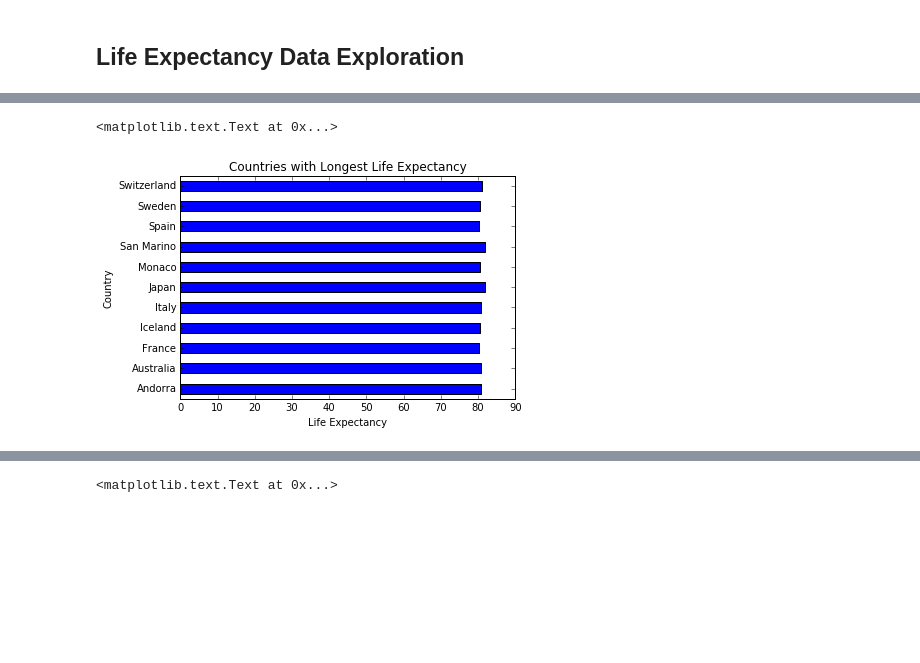
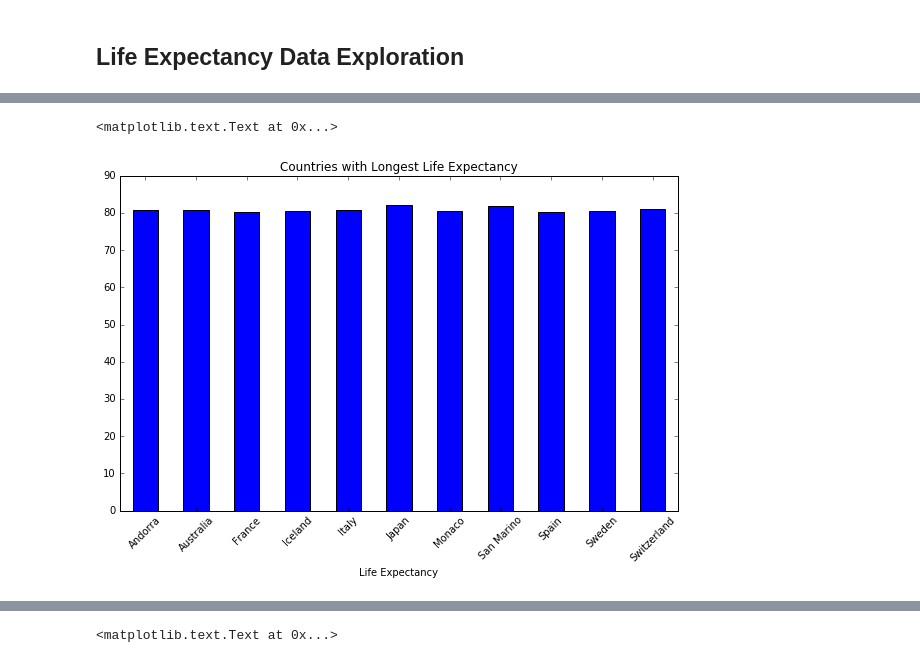
Before and after one commit to brychung/hello-world, a Jupyter notebook: AndreaDominicSarah/project/Lab Notebook SK AP DD.ipynb, the cells around one changed output, grey strips where cells are left out. Saved outputs shown, nothing was run; the diff lists cells and outputs as text; code cells hidden in the pictures; blank space fills up the shorter version.

Commit message:
updated LE histograms

```diff
--- a/AndreaDominicSarah/project/Lab Notebook SK AP DD.ipynb
+++ b/AndreaDominicSarah/project/Lab Notebook SK AP DD.ipynb
@@ -441,11 +442,11 @@ pyplot.title("Countries with Shortest Life Expectancy")
 # %%
 #countries with the highest Life Expectancies
-le_by_country['LEatBirth'].mean()[le_by_country['LEatBirth'].mean()>80].plot(kind='barh')
+le_by_country['LEatBirth'].mean()[le_by_country['LEatBirth'].mean()>80].plot(kind='bar', figsize=(10,6), rot=45)
 pyplot.xlabel("Life Expectancy")
 pyplot.title("Countries with Longest Life Expectancy")
 # %% [output]
 <matplotlib.text.Text at 0x...>
-[figure, old version]
+[figure, new version]
 # %%
 # look at countries with largest difference b/t LEatBirth and LEat60 (using median values across years of data)
 le_variance = abs(le_by_country['LEatBirth'].median() - (le_by_country['LEat60'].median() + 60)).sort_values(ascending=False)
```
Also changed, not shown: parts of 13 cells of this notebook.
